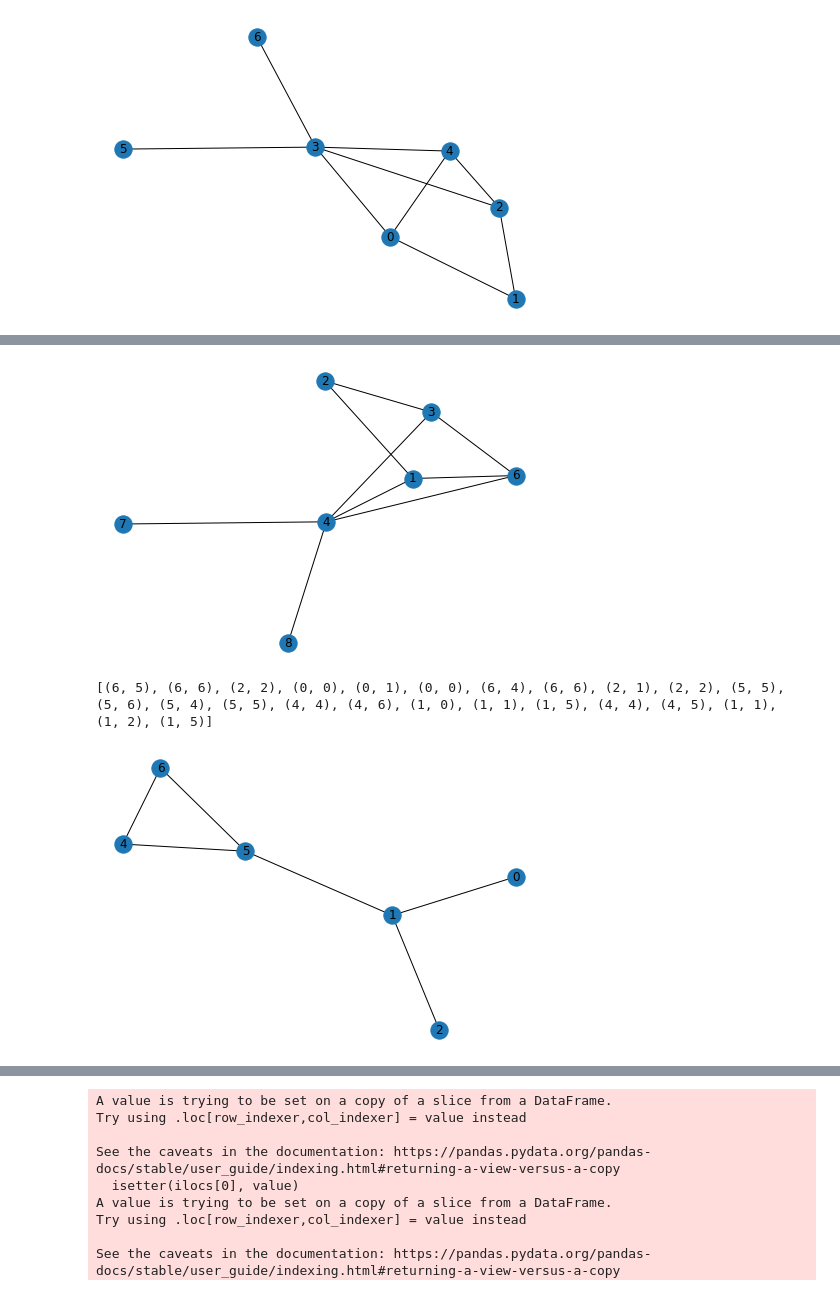
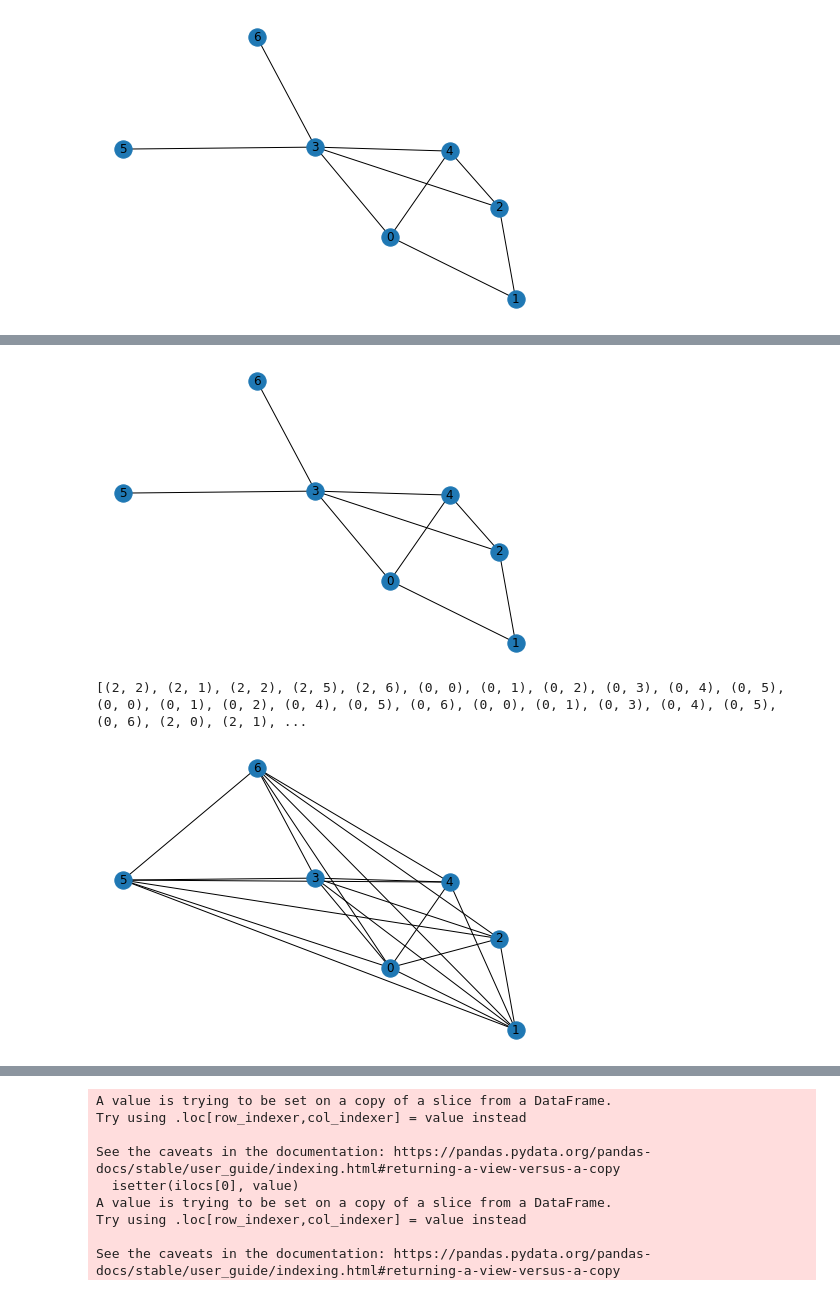
Before and after one commit to gabrieldernbach/TCPA-Imputation, a Jupyter notebook: beeline_reconstruction.ipynb, the cells around one changed output, grey strips where cells are left out. Saved outputs shown, nothing was run; the diff lists cells and outputs as text; code cells hidden in the pictures.

```diff
--- a/beeline_reconstruction.ipynb
+++ b/beeline_reconstruction.ipynb
@@ -123,9 +128,9 @@ edges
  (6, 4),
  (6, 5)]
 # %%
-nx.draw(true_graph, with_labels=True)
+nx.draw(true_graph, with_labels=True, pos = l)
 # %% [output]
-[figure, old version]
+[figure, new version]
 # %%
 filenames = os.listdir(os.getcwd() + '/results/triangle/')
 
@@ -143,12 +148,12 @@ cond_data['condition'] = cond_data['condition'].astype(int)
 # %%
 sources = cond_data['source'].max()
 #edge_list = #{i:{cond_data['source'].iloc[i]: cond_data['masked_protein'].iloc[i]} for i in range(sources)}
 
 cond_data2 = cond_data[cond_data['shapley']>0.001]
 edge_list = (list(zip(list(cond_data2['source']),list(cond_data2['masked_protein']))))
 print(edge_list)
 cond_graph = nx.from_edgelist(edge_list)
-nx.draw(cond_graph, with_labels=True)
+nx.draw(cond_graph, with_labels=True, pos = l)
 # %% [output]
-[(6, 5), (6, 6), (2, 2), (0, 0), (0, 1), (0, 0), (6, 4), (6, 6), (2, 1), (2, 2), (5, 5), (5, 6), (5, 4), (5, 5), (4, 4), (4, 6), (1, 0), (1, 1), (1, 5), (4, 4), (4, 5), (1, 1), (1, 2), (1, 5)]
+[(2, 2), (2, 1), (2, 2), (2, 5), (2, 6), (0, 0), (0, 1), (0, 2), (0, 3), (0, 4), (0, 5), (0, 0), (0, 1), (0, 2), (0, 4), (0, 5), (0, 6), (0, 0), (0, 1), (0, 3), (0, 4), (0, 5), (0, 6), (2, 0), (2, 1), ...
-[figure, old version]
+[figure, new version]
```
Also changed, not shown: parts of 6 cells of this notebook.
